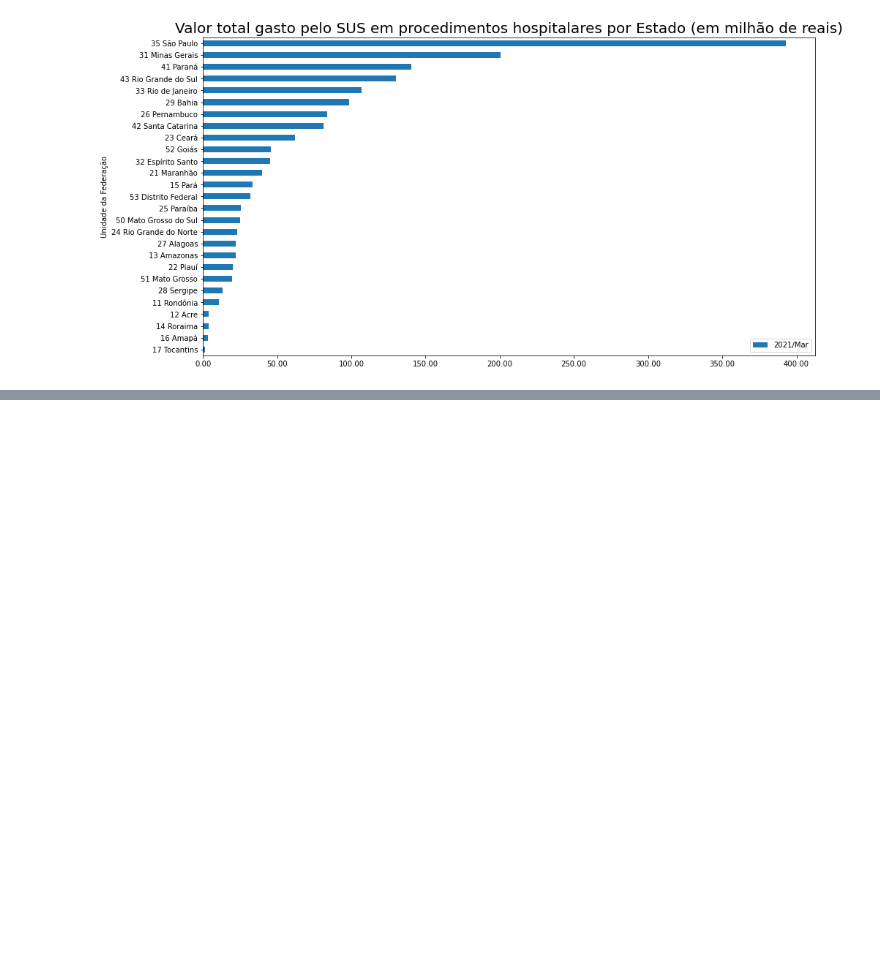
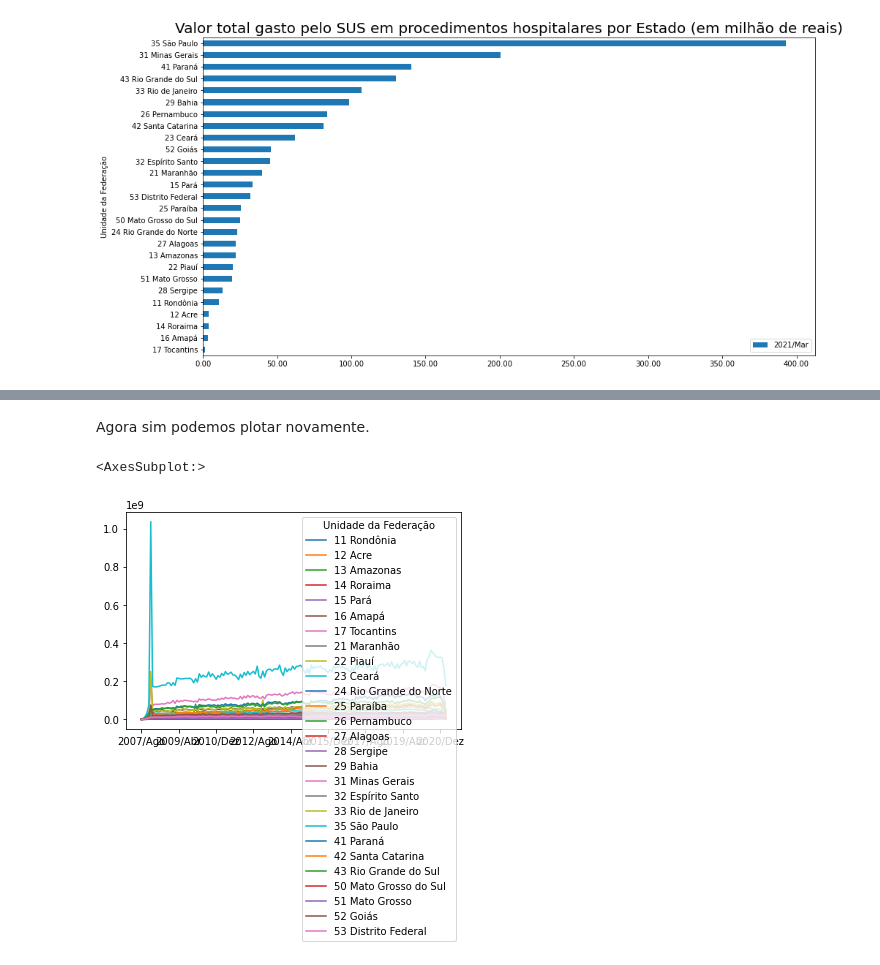
Before and after one commit to edwi-feitoza/bootcamp-alura-data-science-3, a Jupyter notebook: modulo_1/bootcamp_alura_datasus.ipynb, the cells around one changed output, grey strips where cells are left out. Drawn from its saved outputs; the diff is of its cells as text; code cells hidden in the pictures; blank space fills up the shorter version.

```diff
--- a/modulo_1/bootcamp_alura_datasus.ipynb
+++ b/modulo_1/bootcamp_alura_datasus.ipynb
@@ -143,0 +352,3 @@ plt.show()
+# %%
+dados_atendimentos_sem_total = dados_atendimentos.drop('Total', axis=1)
+dados_atendimentos_sem_total
@@ -143,0 +375,7 @@ plt.show()
+# %% [markdown]
+Agora sim podemos plotar novamente.
+# %%
+dados_atendimentos_sem_total.T.plot()
+# %% [output]
+<AxesSubplot:>
+[figure, added]
```
Also changed, not shown: parts of 39 cells of this notebook, 1 other file.
